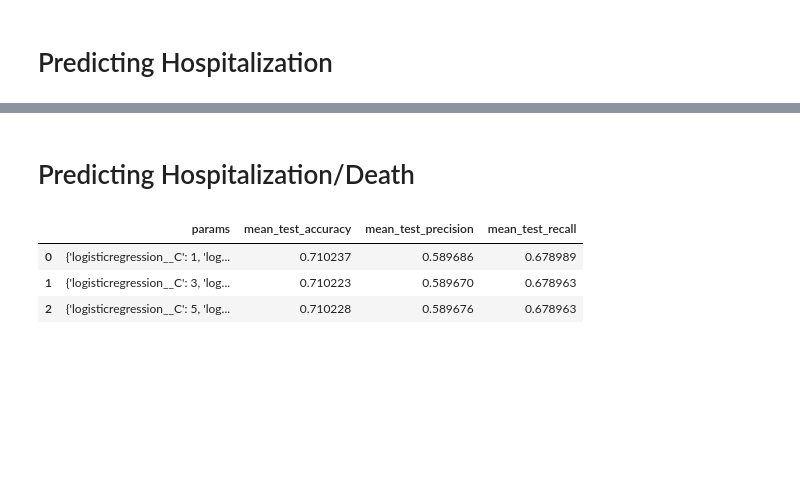
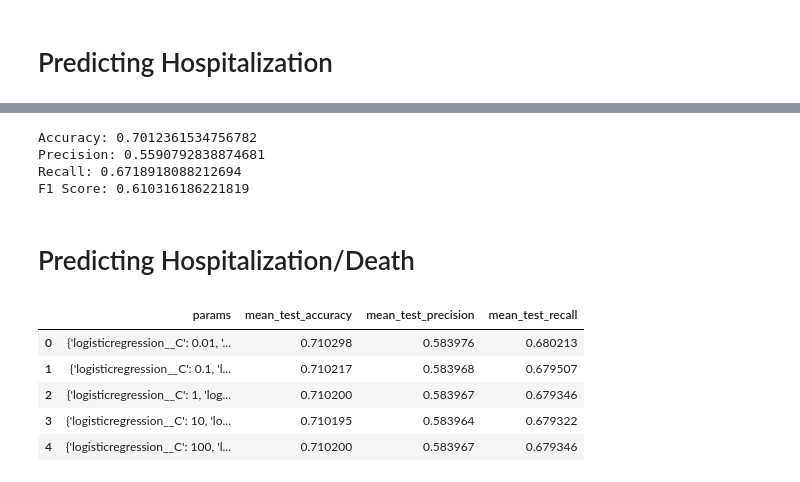
Before and after one commit to ml-project-2020/covid, a Jupyter notebook: Logistic Regression.ipynb, the cells around one changed output, grey strips where cells are left out. Drawn from its saved outputs; the diff is of its cells as text; code cells hidden in the pictures; blank space fills up the shorter version.

```diff
--- a/Logistic Regression.ipynb
+++ b/Logistic Regression.ipynb
@@ -143,32 +263,47 @@ log_results[['params', 'mean_test_accuracy', 'mean_test_precision', 'mean_test_r
+# %%
+print('''Accuracy: {}
+Precision: {}
+Recall: {}
+F1 Score: {}'''.format(accuracy_score(test[target],pred),
+                       precision_score(test[target],pred),
+                       recall_score(test[target],pred),
+                       f1_score(test[target],pred)))
+# %% [output]
+Accuracy: 0.7012361534756782
+Precision: 0.5590792838874681
+Recall: 0.6718918088212694
+F1 Score: 0.610316186221819
 # %% [markdown]
 # Predicting Hospitalization/Death
 # %%
 features = ['edad', 'diabetes', 'epoc', 'asma', 'inmusupr', 'hipertension', 'cardiovascular',
             'obesidad', 'tabaquismo', 'pobreza', 'medicos', 'camas_hosp', 'enfermeras']
 target= ['covid_grave']
 
 pipeline = make_pipeline((SMOTE(random_state=0)), LogisticRegression(random_state=0))
 
 kf = RepeatedStratifiedKFold(n_splits=10, n_repeats=3, random_state=1)
 
 #model
 params = {'logisticregression__penalty': ['l2'],
-          'logisticregression__C': [1, 3, 5],
+          'logisticregression__C': [0.01, 0.1, 1, 10, 100],
           'logisticregression__solver': ['lbfgs']}
 
-grid = GridSearchCV(estimator=pipeline,
+grid_hm = GridSearchCV(estimator=pipeline,
                     param_grid=params,
                     cv=kf,
                     return_train_score=True,
                     scoring= ['accuracy', 'precision', 'recall'],
-                    refit = 'accuracy',
+                    refit = 'recall',
                     iid = True)
 
-grid.fit(train[features].values, train[target].values.ravel())
-log_results = pd.DataFrame(grid.cv_results_)
+grid_hm.fit(train[features].values, train[target].values.ravel())
+log_results = pd.DataFrame(grid_hm.cv_results_)
 log_results[['params', 'mean_test_accuracy', 'mean_test_precision', 'mean_test_recall']]
 # %% [output]
 |  | params | mean_test_accuracy | mean_test_precision | mean_test_recall |
-| 0 | {'logisticregression__C': 1, 'log... | 0.710237 | 0.589686 | 0.678989 |
-| 1 | {'logisticregression__C': 3, 'log... | 0.710223 | 0.589670 | 0.678963 |
-| 2 | {'logisticregression__C': 5, 'log... | 0.710228 | 0.589676 | 0.678963 |
+| 0 | {'logisticregression__C': 0.01, '... | 0.710298 | 0.583976 | 0.680213 |
+| 1 | {'logisticregression__C': 0.1, 'l... | 0.710217 | 0.583968 | 0.679507 |
+| 2 | {'logisticregression__C': 1, 'log... | 0.710200 | 0.583967 | 0.679346 |
+| 3 | {'logisticregression__C': 10, 'lo... | 0.710195 | 0.583964 | 0.679322 |
+| 4 | {'logisticregression__C': 100, 'l... | 0.710200 | 0.583967 | 0.679346 |
```
Also changed, not shown: parts of 15 cells of this notebook.
